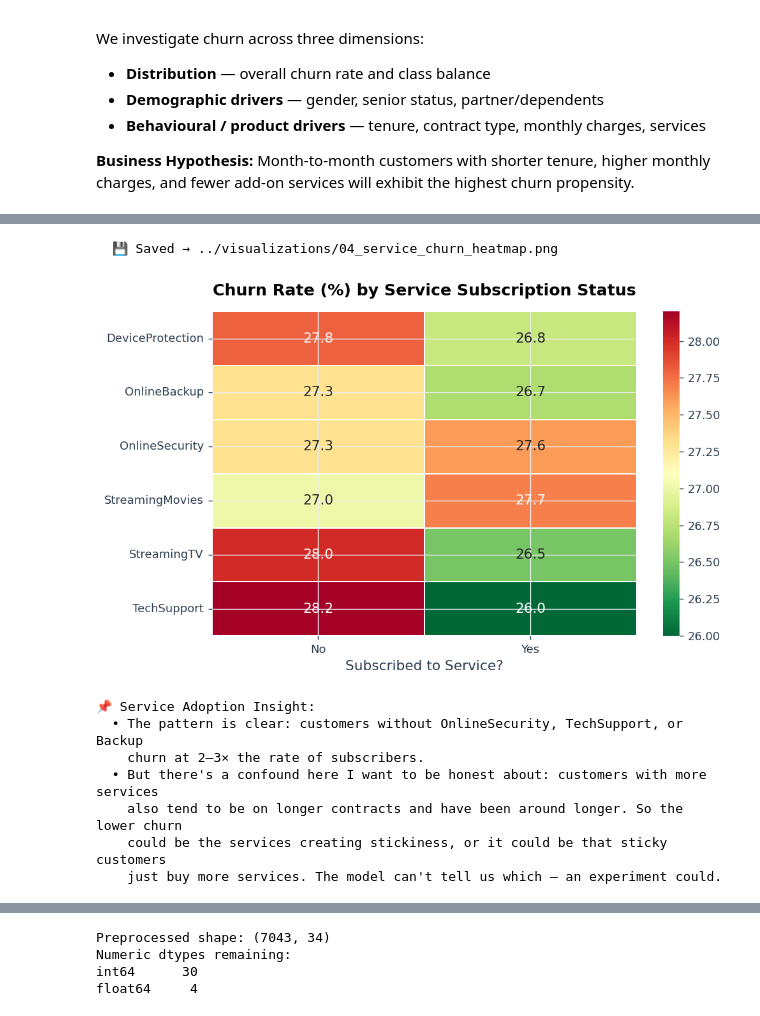
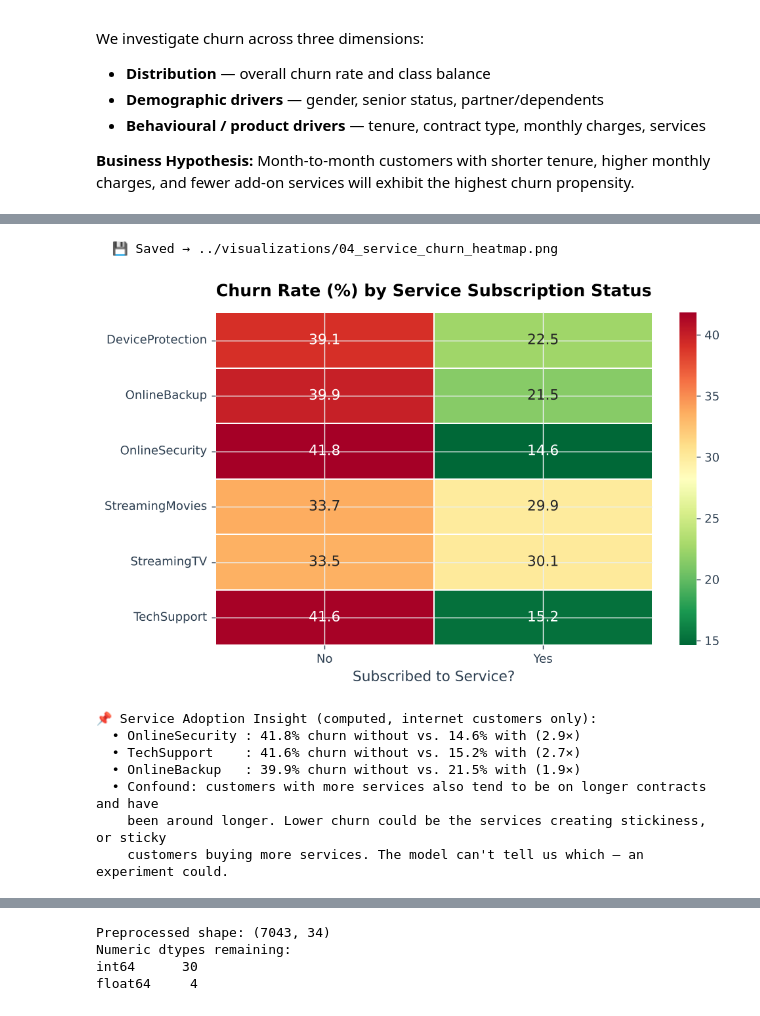
Before and after one commit to jordanshamu/customer-churn-prediction, a Jupyter notebook: notebooks/churn_prediction.ipynb, the cells around one changed output, grey strips where cells are left out. Saved outputs shown, nothing was run; the diff lists cells and outputs as text; code cells hidden in the pictures.

```diff
--- a/notebooks/churn_prediction.ipynb
+++ b/notebooks/churn_prediction.ipynb
@@ -330,14 +376,23 @@ plt.tight_layout()
 save_fig(fig, "03_numeric_distributions.png", str(VIZ_DIR))
 plt.show()
 
-print("\n📌 Numeric Feature Insights:")
-print("  • The tenure histogram tells the real story: churn is overwhelmingly a first-year problem.")
-print("    After ~12 months the churn distribution drops off hard. This changes how you think")
-print("    about retention spend — front-load it, don't spread it evenly.")
-print("  • Churners actually pay MORE per month (~$74 vs $61), which I didn't expect at first.")
-print("    It makes sense once you realise fiber optic is both the most expensive and the most")
-print("    competitive segment — these customers have options and are price-aware.")
-print("  • Low total charges for churners just confirms they leave early. Not a new signal,")
-print("    just a consequence of short tenure.")
+mc_churn  = df_raw.loc[df_raw["Churn"] == "Yes", "MonthlyCharges"].mean()
+mc_stay   = df_raw.loc[df_raw["Churn"] == "No",  "MonthlyCharges"].mean()
+share_first_year = (df_raw.loc[df_raw["Churn"] == "Yes", "tenure"] <= 12).mean()
+rate_first_year  = (df_raw.loc[df_raw["tenure"] <= 12, "Churn"] == "Yes").mean()
+rate_after_2y    = (df_raw.loc[df_raw["tenure"] > 24, "Churn"] == "Yes").mean()
+findings.update({
+    "mean_monthly_charges_churned":   round(float(mc_churn), 2),
+    "mean_monthly_charges_retained":  round(float(mc_stay), 2),
+    "share_of_churners_tenure_le_12": round(float(share_first_year), 4),
+    "churn_rate_tenure_le_12":        round(float(rate_first_year), 4),
+    "churn_rate_tenure_gt_24":        round(float(rate_after_2y), 4),
+})
+
+print("\n📌 Numeric Feature Insights (computed):")
+print(f"  • {share_first_year:.1%} of churners left within their first 12 months. Churn rate is "
+      f"{rate_first_year:.1%} for tenure ≤ 12 months vs. {rate_after_2y:.1%} after 24 months.")
+print(f"  • Churners pay more per month on average: ${mc_churn:.0f} vs. ${mc_stay:.0f} for retained customers.")
+print("  • Low total charges for churners mostly reflect short tenure, not a separate signal.")
 # %% [output]
   💾 Saved → ../visualizations/03_numeric_distributions.png
@@ -354,45 +404,47 @@ print("    just a consequence of short tenure.")
 # %%
 # ── 3.4 Service adoption heatmap ──────────────────────────────────────────
 service_cols = ["OnlineSecurity", "OnlineBackup", "DeviceProtection",
                 "TechSupport", "StreamingTV", "StreamingMovies"]
 
 # Compute churn rate for Yes/No within each service
 records = []
 for svc in service_cols:
     for val in ["Yes", "No"]:
         subset = df_raw[df_raw[svc] == val]
         rate   = (subset["Churn"] == "Yes").mean() * 100
         records.append({"Service": svc, "Subscribed": val, "ChurnRate": round(rate, 1)})
 
 svc_df = pd.DataFrame(records).pivot(index="Service", columns="Subscribed", values="ChurnRate")
 
 fig, ax = plt.subplots(figsize=(8, 5))
 sns.heatmap(svc_df, annot=True, fmt=".1f", cmap="RdYlGn_r", ax=ax,
             linewidths=1, linecolor="white", annot_kws={"size": 12})
 ax.set_title("Churn Rate (%) by Service Subscription Status", fontsize=14, fontweight="bold")
 ax.set_xlabel("Subscribed to Service?")
 ax.set_ylabel("")
 fig.tight_layout()
 save_fig(fig, "04_service_churn_heatmap.png", str(VIZ_DIR))
 plt.show()
 
-print("\n📌 Service Adoption Insight:")
-print("  • The pattern is clear: customers without OnlineSecurity, TechSupport, or Backup")
-print("    churn at 2–3× the rate of subscribers.")
-print("  • But there's a confound here I want to be honest about: customers with more services")
-print("    also tend to be on longer contracts and have been around longer. So the lower churn")
-print("    could be the services creating stickiness, or it could be that sticky customers")
-print("    just buy more services. The model can't tell us which — an experiment could.")
+ratios = {s: svc_df.loc[s, "No"] / svc_df.loc[s, "Yes"] for s in ["OnlineSecurity", "TechSupport", "OnlineBackup"]}
+findings["churn_rate_by_service_pct"] = svc_df.round(1).to_dict(orient="index")
+
+print("\n📌 Service Adoption Insight (computed, internet customers only):")
+for s_name, r in ratios.items():
+    print(f"  • {s_name:15s}: {svc_df.loc[s_name, 'No']:.1f}% churn without vs. {svc_df.loc[s_name, 'Yes']:.1f}% with ({r:.1f}×)")
+print("  • Confound: customers with more services also tend to be on longer contracts and have")
+print("    been around longer. Lower churn could be the services creating stickiness, or sticky")
+print("    customers buying more services. The model can't tell us which — an experiment could.")
 # %% [output]
   💾 Saved → ../visualizations/04_service_churn_heatmap.png
-[figure, old version]
+[figure, new version]
-📌 Service Adoption Insight:
-  • The pattern is clear: customers without OnlineSecurity, TechSupport, or Backup
-    churn at 2–3× the rate of subscribers.
-  • But there's a confound here I want to be honest about: customers with more services
-    also tend to be on longer contracts and have been around longer. So the lower churn
-    could be the services creating stickiness, or it could be that sticky customers
-    just buy more services. The model can't tell us which — an experiment could.
+📌 Service Adoption Insight (computed, internet customers only):
+  • OnlineSecurity : 41.8% churn without vs. 14.6% with (2.9×)
+  • TechSupport    : 41.6% churn without vs. 15.2% with (2.7×)
+  • OnlineBackup   : 39.9% churn without vs. 21.5% with (1.9×)
+  • Confound: customers with more services also tend to be on longer contracts and have
+    been around longer. Lower churn could be the services creating stickiness, or sticky
+    customers buying more services. The model can't tell us which — an experiment could.
 # %%
 # ── 3.5 Correlation matrix ────────────────────────────────────────────────
 df_corr = df_raw.copy()
```
Also changed, not shown: parts of 48 cells of this notebook, 27 other files.
